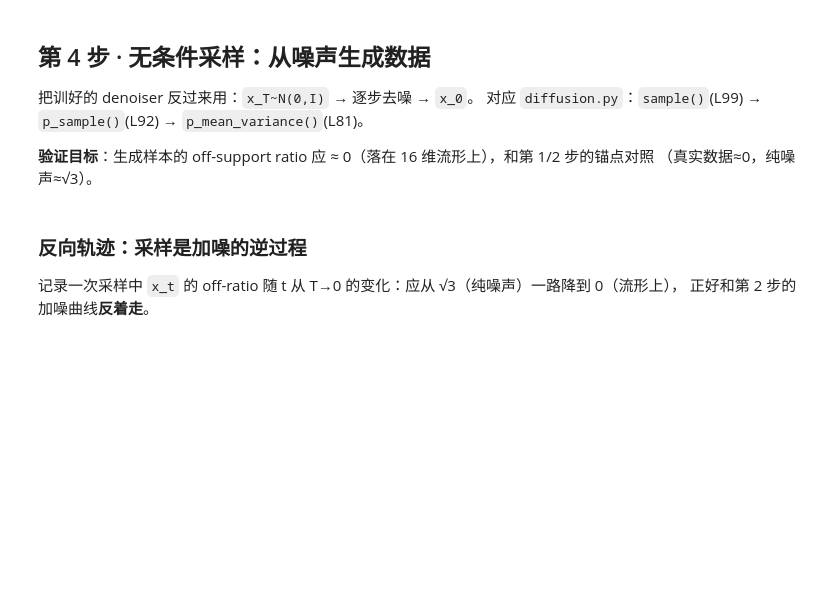
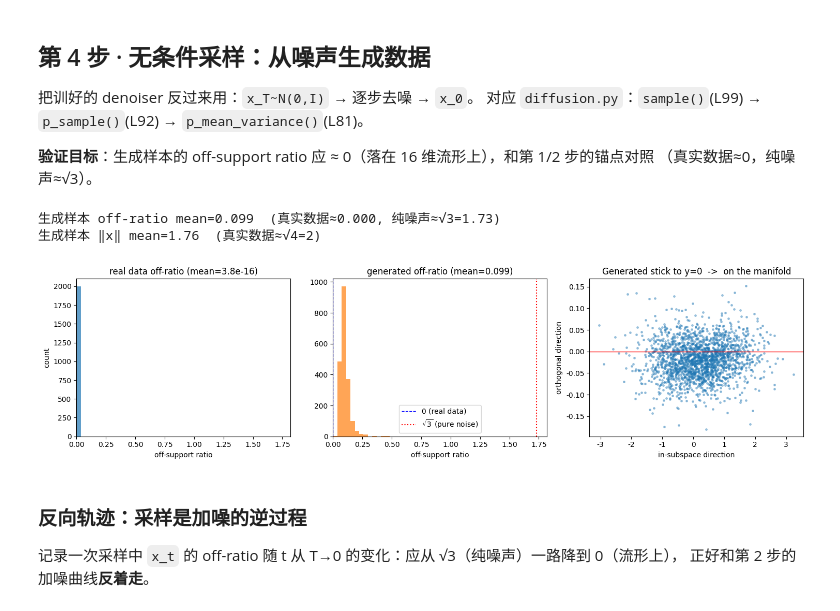
Before and after one commit to Sautoy/GGDMOptim, a Jupyter notebook: simulations/notebooks/train_and_sample_test.ipynb, the cells around one changed output. Drawn from its saved outputs; the diff is of its cells as text; code cells hidden in the pictures; blank space fills up the shorter version.

```diff
--- a/simulations/notebooks/train_and_sample_test.ipynb
+++ b/simulations/notebooks/train_and_sample_test.ipynb
@@ -145,31 +150,47 @@ else:
 # %%
 diff.eval()
 set_seed(0)
 with torch.no_grad():
     samples = diff.sample(num_samples=2000)          # 无条件采样
 samples_np = samples.cpu().numpy()
 
 r_samp = g.off_support_ratio(samples_np)
 r_data = g.off_support_ratio(g.generate_x(2000))     # 真实数据锚点
 print("生成样本 off-ratio mean=%.3f  (真实数据≈%.3f, 纯噪声≈√3=1.73)"
       % (r_samp.mean(), r_data.mean()))
 print("生成样本 ‖x‖ mean=%.2f  (真实数据≈√4=2)" % np.linalg.norm(samples_np, axis=1).mean())
 
-fig, ax = plt.subplots(1, 2, figsize=(12, 4))
-ax[0].hist(r_data, bins=50, alpha=0.6, label="真实数据")
-ax[0].hist(r_samp, bins=50, alpha=0.6, label="生成样本")
-ax[0].axvline(np.sqrt(3), color="r", ls=":", label="√3 (纯噪声)")
-ax[0].set_xlabel("off-support ratio"); ax[0].set_ylabel("count"); ax[0].legend()
-ax[0].set_title("生成样本应和真实数据一样贴近 0")
+# 真实数据 off-ratio ≈ 0（一根针），和 generated 叠一起会看不见 → 拆成两个子图，共享 x 轴范围便于对比
+xmax = max(float(r_samp.max()), np.sqrt(3)) * 1.05
+bins = np.linspace(0, xmax, 50)
 
-# 2D 投影：生成样本是否贴在 y=0（流形）上
+fig, ax = plt.subplots(1, 3, figsize=(15, 4))
+# (1) 真实数据：应是 0 处的一根针
+ax[0].hist(r_data, bins=bins, color="tab:blue", alpha=0.7)
+ax[0].set_xlim(0, xmax)
+ax[0].set_xlabel("off-support ratio"); ax[0].set_ylabel("count")
+ax[0].set_title("real data off-ratio (mean=%.1e)" % r_data.mean())
+
+# (2) 生成样本：分布 + 两个锚点参考线（0=真实数据, √3=纯噪声）
+ax[1].hist(r_samp, bins=bins, color="tab:orange", alpha=0.7)
+ax[1].axvline(0.0, color="b", ls="--", lw=1, label="0 (real data)")
+ax[1].axvline(np.sqrt(3), color="r", ls=":", label=r"$\sqrt{3}$ (pure noise)")
+ax[1].set_xlim(0, xmax)
+ax[1].set_xlabel("off-support ratio"); ax[1].legend()
+ax[1].set_title("generated off-ratio (mean=%.3f)" % r_samp.mean())
+
+# (3) 2D 投影：生成样本是否贴在 y=0（流形）上
 in_dir = g.A[0] / np.linalg.norm(g.A[0])
 rv = np.random.randn(int(g.d_outer)); rv = rv - rv @ M; off_dir = rv / np.linalg.norm(rv)
-ax[1].scatter(samples_np @ in_dir, samples_np @ off_dir, s=6, alpha=0.4)
-ax[1].axhline(0, color="r", lw=1)
-ax[1].set_xlabel("沿子空间内方向"); ax[1].set_ylabel("沿垂直方向")
-ax[1].set_title("生成样本贴在 y=0 → 在流形上")
+ax[2].scatter(samples_np @ in_dir, samples_np @ off_dir, s=6, alpha=0.4)
+ax[2].axhline(0, color="r", lw=1)
+ax[2].set_xlabel("in-subspace direction"); ax[2].set_ylabel("orthogonal direction")
+ax[2].set_title("Generated stick to y=0  ->  on the manifold")
 plt.tight_layout(); plt.show()
+# %% [output]
+生成样本 off-ratio mean=0.099  (真实数据≈0.000, 纯噪声≈√3=1.73)
+生成样本 ‖x‖ mean=1.76  (真实数据≈√4=2)
+[figure, added]
 # %% [markdown]
 ### 反向轨迹：采样是加噪的逆过程
 
```
Also changed, not shown: parts of 5 cells of this notebook.
